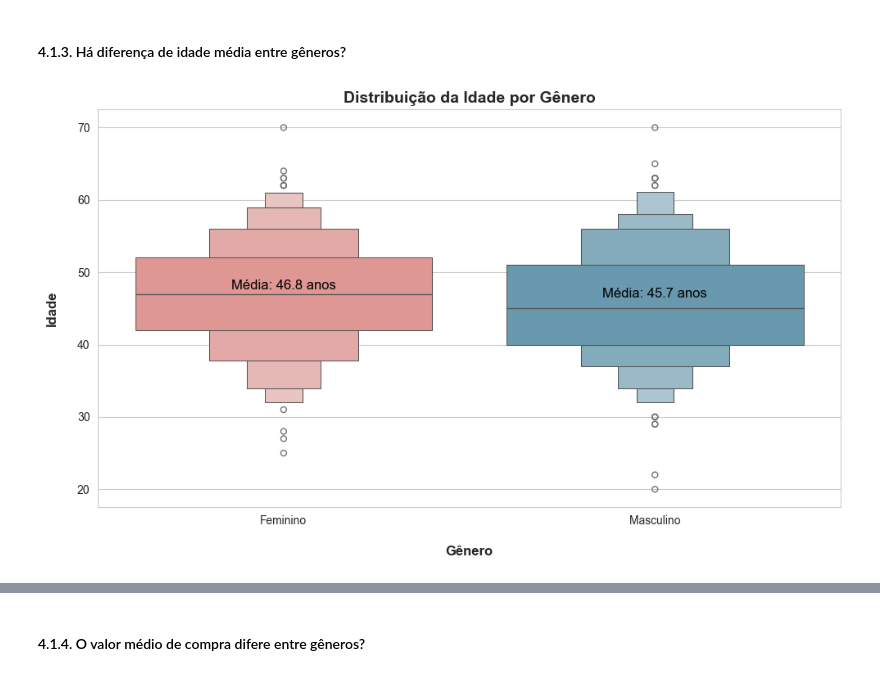
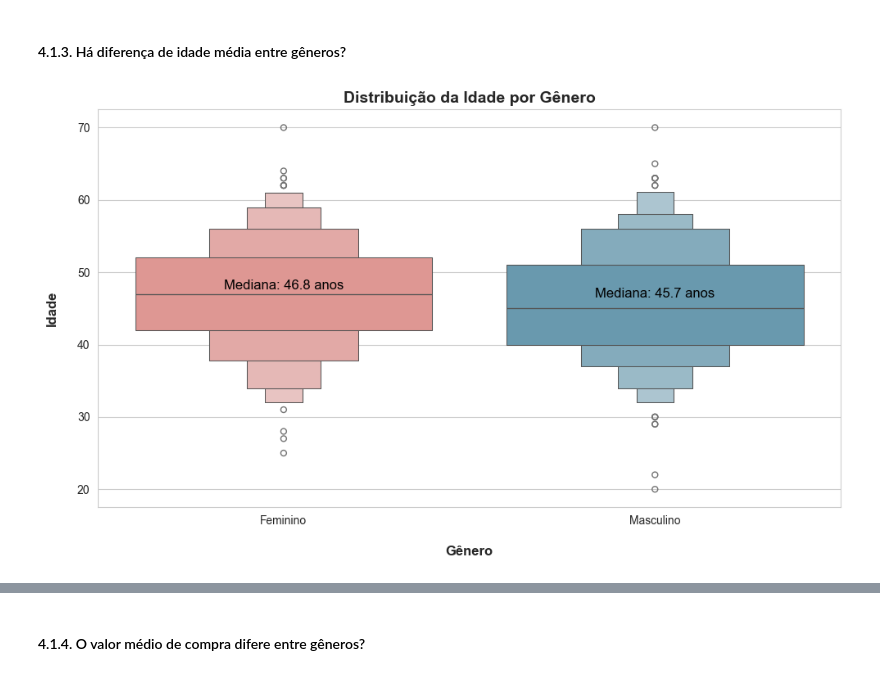
Before and after one commit to emso-exe/Compra_de_carro, a Jupyter notebook: 000_analise_exploratoria.ipynb, the cells around one changed output, grey strips where cells are left out. Saved outputs shown, nothing was run; the diff lists cells and outputs as text; code cells hidden in the pictures.

Commit message:
doc: inclusão de explicabilidade dos itens 4.1.3 e 4.1.4, ajuste nas variáveis de mediana (escrita incorreta).

```diff
--- a/000_analise_exploratoria.ipynb
+++ b/000_analise_exploratoria.ipynb
@@ -541,30 +541,30 @@ A representatividade equilibrada entre homens e mulheres permite comparações j
 # %%
 # Ajuste do tamanho da figura
 plt.figure(figsize=(10, 6))
 
-# Calcula a média de idade por gênero
-media_idade = df.groupby('Gender')['Age'].mean()
+# Calcula da mediana de idade por gênero
+mediana_idade = df.groupby('Gender')['Age'].mean()
 
 # Gráfico da idade por gênero
 ax = sns.boxenplot(data=df, x='Gender', y='Age', palette=['#ea8c87', '#5d9eba'])
 
-# Adiciona anotações de média
-for i, gender in enumerate(media_idade.index):
-    media = media_idade[gender]
-    ax.text(i, media + 0.5, f'Média: {media:.1f} anos',
+# Adiciona anotações de mediana
+for i, gender in enumerate(mediana_idade.index):
+    mediana = mediana_idade[gender]
+    ax.text(i, mediana + 0.5, f'Mediana: {mediana:.1f} anos',
             ha='center', va='bottom', fontsize=12, color='#000')
 
 # Alterando os valores do rótulos
 ax.set_xticks([0, 1])
 ax.set_xticklabels(['Feminino', 'Masculino'])
 
 # Título e rótulos
 plt.title('Distribuição da Idade por Gênero', fontsize=14, fontweight='bold')
 plt.xlabel('\nGênero', fontsize=12, fontweight='bold')
 plt.ylabel('Idade\n', fontsize=12, fontweight='bold')
 
 # Layout final
 plt.tight_layout()
 plt.show()
 # %% [output]
-[figure, old version]
+[figure, new version]
```
Also changed, not shown: parts of 3 cells of this notebook.
